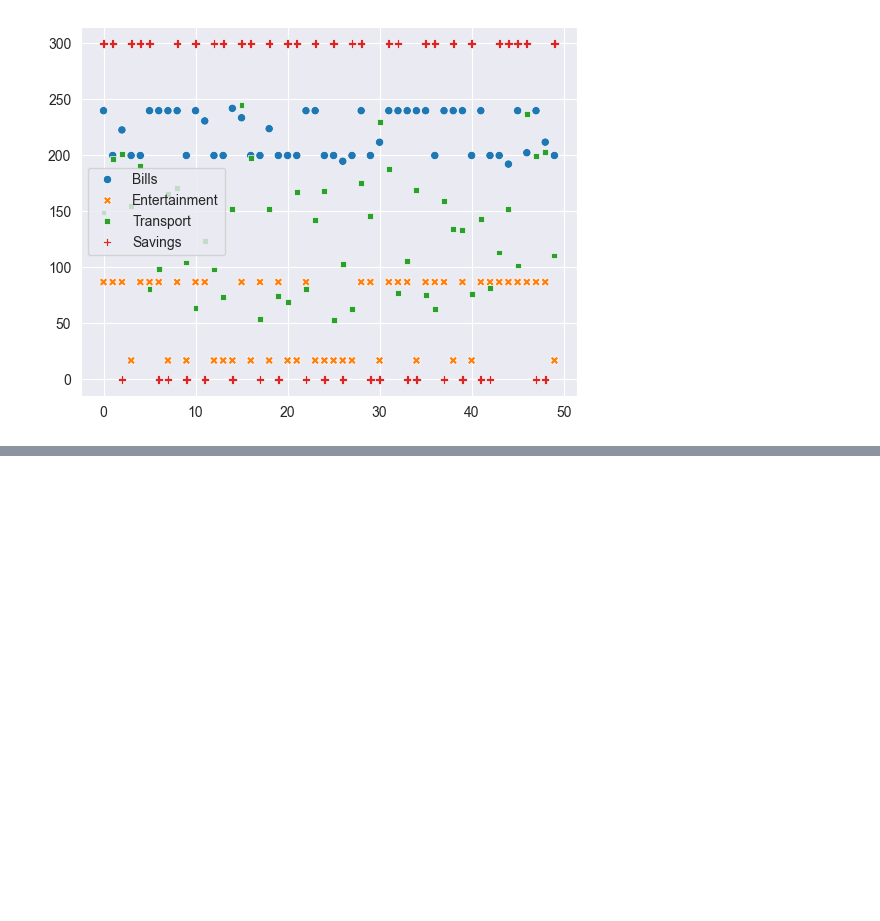
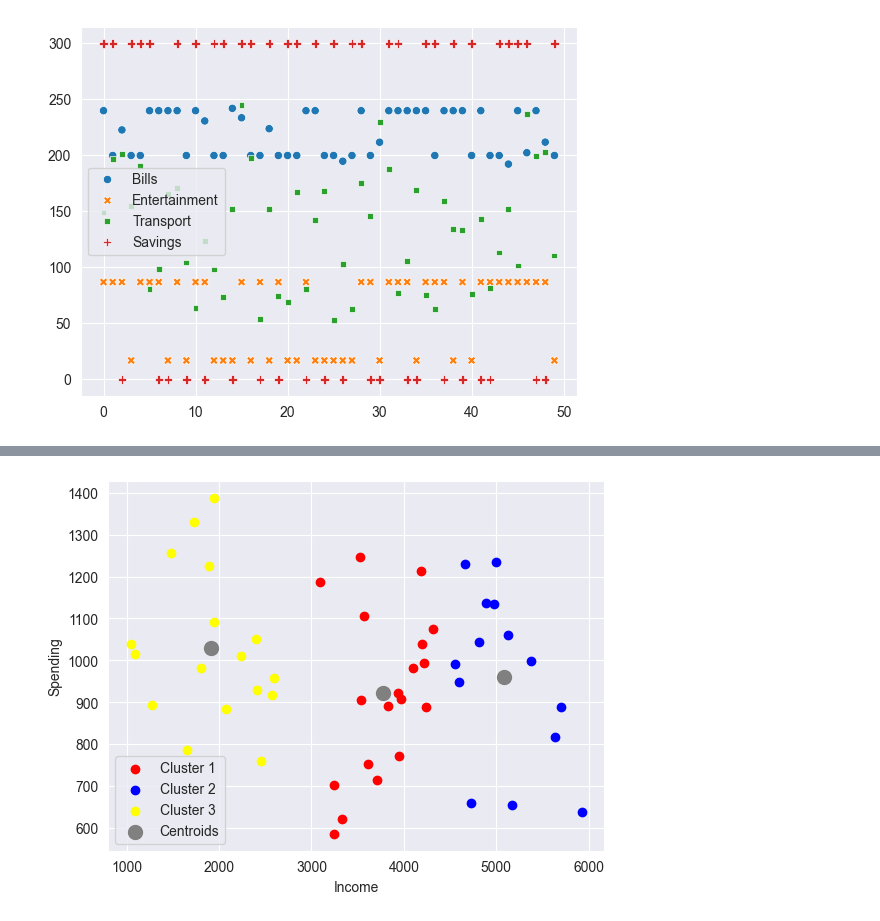
Before and after one commit to MerMer12345/MachineLearningAssignment, a Jupyter notebook: main.ipynb, the cells around one changed output, grey strips where cells are left out. Saved outputs shown, nothing was run; the diff lists cells and outputs as text; code cells hidden in the pictures; blank space fills up the shorter version.

```diff
--- a/main.ipynb
+++ b/main.ipynb
@@ -131,0 +178,17 @@ sns.scatterplot(data = df_corrdata)
+# %%
+data = df_KmeansData.values
+kmeans = KMeans(n_clusters = 3, init = 'k-means++', random_state = 11)
+y_kmeans = kmeans.fit_predict(data)
+
+plt.scatter(data[y_kmeans == 0, 0], data[y_kmeans == 0, 1], c='red', label='Cluster 1')
+plt.scatter(data[y_kmeans == 1, 0], data[y_kmeans == 1, 1], c='blue', label='Cluster 2')
+plt.scatter(data[y_kmeans == 2, 0], data[y_kmeans == 2, 1], c='yellow', label='Cluster 3')
+
+plt.scatter(kmeans.cluster_centers_[:, 0], kmeans.cluster_centers_[:, 1], s=100, c='grey', label='Centroids')
+
+plt.xlabel('Income')
+plt.ylabel('Spending')
+plt.legend()
+plt.show()
+# %% [output]
+[figure, added]
```
Also changed, not shown: parts of 3 cells of this notebook.
